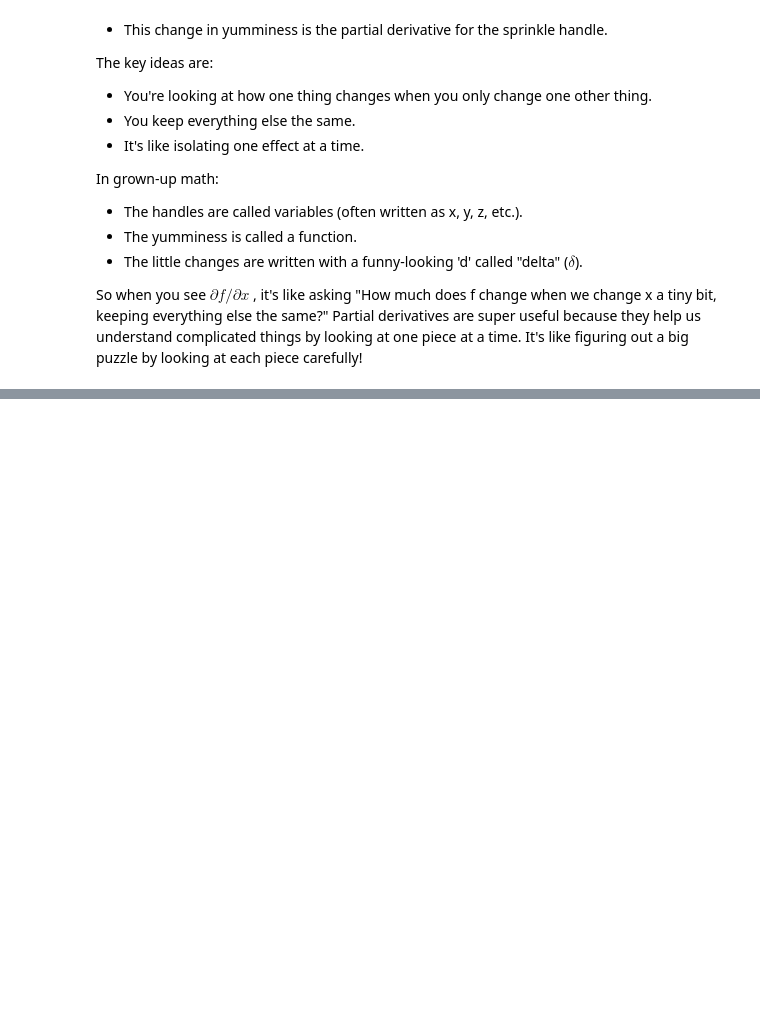
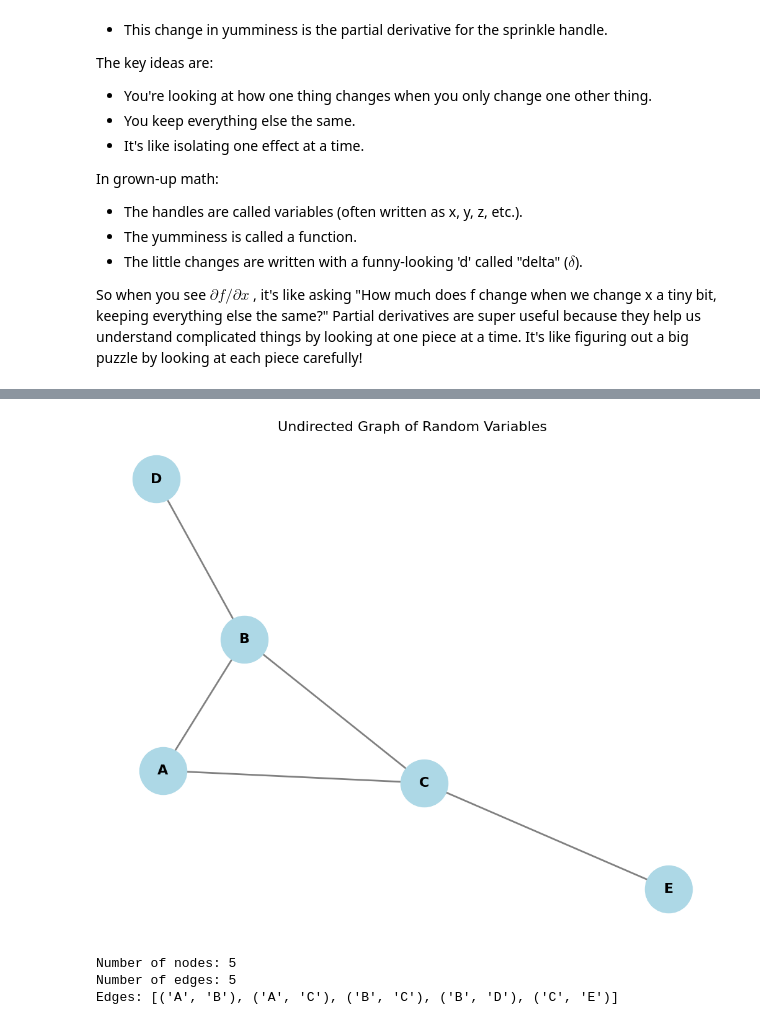
Before and after one commit to woodRock/deep-learning-goodfellow, a Jupyter notebook: chapter_3_probability_and_information_theory.ipynb, the cells around one changed output, grey strips where cells are left out. Cells and saved outputs as stored; diff of their text form; code cells hidden in the pictures; blank space fills up the shorter version.

```diff
--- a/chapter_3_probability_and_information_theory.ipynb
+++ b/chapter_3_probability_and_information_theory.ipynb
@@ -1596,0 +1848,47 @@ Partial derivatives are super useful because they help us understand complicated
+# %%
+import networkx as nx
+import matplotlib.pyplot as plt
+
+# Create an undirected graph
+G = nx.Graph()  # Changed from nx.DiGraph() to nx.Graph()
+
+# Add nodes (random variables)
+variables = ['A', 'B', 'C', 'D', 'E']
+G.add_nodes_from(variables)
+
+# Add edges (now undirected)
+edges = [('A', 'B'), ('A', 'C'), ('B', 'C'), ('B', 'D'), ('C', 'E')]
+G.add_edges_from(edges)
+
+# Set up the plot
+plt.figure(figsize=(10, 8))
+pos = nx.spring_layout(G, k=0.9, iterations=50)
+
+# Draw the graph
+nx.draw(G, pos, with_labels=True, node_color='lightblue',
+        node_size=3000, font_size=16, font_weight='bold',
+        edge_color='gray', width=2)  # Removed arrows=True and arrowsize
+
+# Add edge labels (you can modify these to show weights or other information)
+edge_labels = {(u, v): '' for (u, v) in G.edges()}
+nx.draw_networkx_edge_labels(G, pos, edge_labels=edge_labels, font_size=14)
+
+# Set title
+plt.title("Undirected Graph of Random Variables", fontsize=16)
+
+# Remove axis
+plt.axis('off')
+
+# Show the plot
+plt.tight_layout()
+plt.show()
+
+# Print some basic information about the graph
+print(f"Number of nodes: {G.number_of_nodes()}")
+print(f"Number of edges: {G.number_of_edges()}")
+print("Edges:", G.edges())
+# %% [output]
+[figure, added]
+Number of nodes: 5
+Number of edges: 5
+Edges: [('A', 'B'), ('A', 'C'), ('B', 'C'), ('B', 'D'), ('C', 'E')]
```
Also changed, not shown: parts of 13 cells of this notebook.
